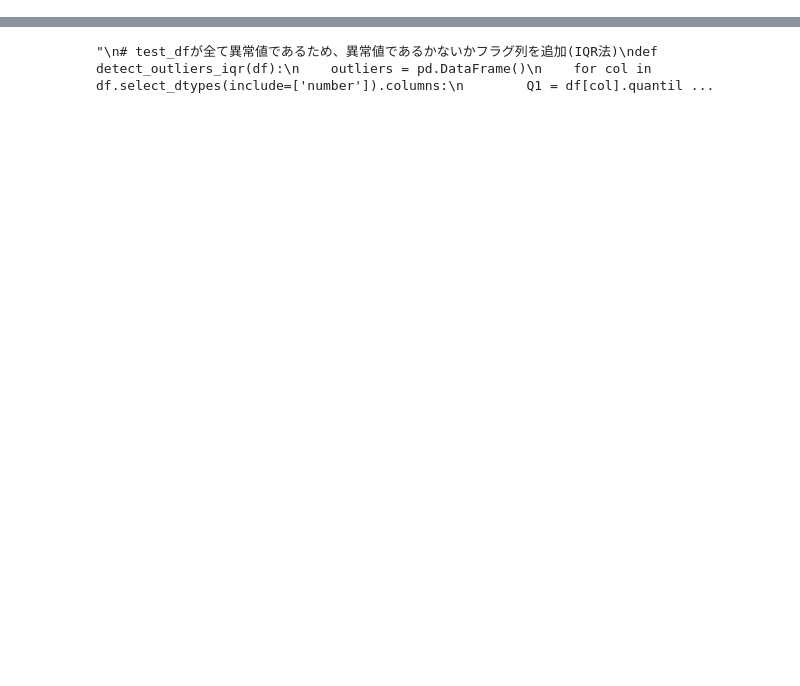
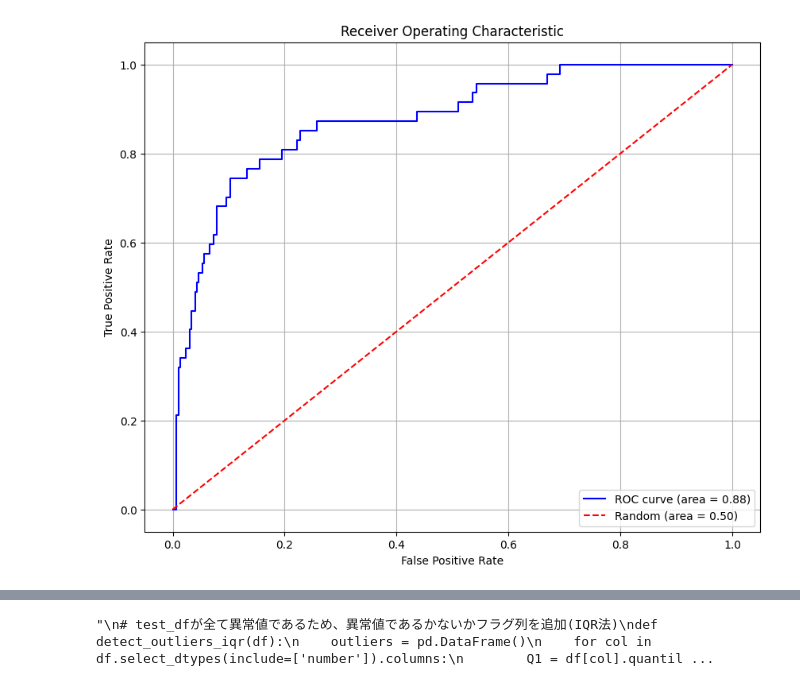
Before and after one commit to Ayamnko/mikanseii, a Jupyter notebook: SIGNATE_Cup2024.ipynb, the cells around one changed output, grey strips where cells are left out. Saved outputs shown, nothing was run; the diff lists cells and outputs as text; code cells hidden in the pictures; blank space fills up the shorter version.

```diff
--- a/SIGNATE_Cup2024.ipynb
+++ b/SIGNATE_Cup2024.ipynb
@@ -570,0 +1045,90 @@ display(test_df.head())
+# %%
+
+from sklearn.model_selection import train_test_split, cross_val_score
+from sklearn.metrics import roc_curve, auc
+from catboost import CatBoostClassifier
+import seaborn as sns
+import matplotlib.pyplot as plt
+
+# データの準備
+X = train_df.drop(columns=['id', 'ProdTaken'])
+y = train_df['ProdTaken']
+
+# カテゴリ変数を指定
+cat_features = ['TypeofContact', 'Occupation', 'marital_status'
+, 'Age_Group', 'PreferredPropertyStar', 'PitchSatisfactionScore', 'Passport', 'CityTier', 'ProductPitched'
+, 'NumberOfFollowups', 'Designation', 'Gender'
+#, 'NumberChildren', 'car_ownership', 'NumberOfPersonVisiting', 'NumberOfTrips', 'children'
+]
+
+# データの分割
+X_train, X_valid, y_train, y_valid = train_test_split(X, y, test_size=0.1, random_state=42)
+
+# CatBoostモデルの作成
+model = CatBoostClassifier(
+    iterations=100,
+    learning_rate=0.09,
+    depth=6,
+    cat_features=cat_features,  # カテゴリ変数を指定
+    verbose=False,
+    # L2正則化
+    l2_leaf_reg=3,
+)
+
+# クロスバリデーションでのAUCスコア評価
+cv_scores = cross_val_score(model, X_train, y_train, cv=5, scoring='roc_auc')
+print(f'クロスバリデーションのAUCスコア: {cv_scores.mean():.4f}')
+
+# モデルの訓練
+model.fit(X_train, y_train)
+
+# モデルの予測確率を取得
+y_proba = model.predict_proba(X_valid)[:, 1]
+fpr, tpr, _ = roc_curve(y_valid, y_proba)
+roc_auc = auc(fpr, tpr)
+
+# ランダムな予測のROC曲線（直線）を作成
+random_fpr = [0, 1]
+random_tpr = [0, 1]
+random_auc = auc(random_fpr, random_tpr)
+
+# ROC曲線をプロット
+plt.figure(figsize=(10, 8))
+plt.plot(fpr, tpr, color='blue', label=f'ROC curve (area = {roc_auc:.2f})')
+plt.plot(random_fpr, random_tpr, color='red', linestyle='--', label=f'Random (area = {random_auc:.2f})')
+plt.xlabel('False Positive Rate')
+plt.ylabel('True Positive Rate')
+plt.title('Receiver Operating Characteristic')
+plt.legend(loc='lower right')
+plt.grid(True)
+plt.show()
+
+# 特徴量の重要度を表示
+importance = model.feature_importances_
+importance_df = pd.DataFrame({
+    'feature': X.columns,
+    'importance': importance
+}).sort_values(by='importance', ascending=False)
+
+# 特徴量の重要度をヒストグラムで表示
+plt.figure(figsize=(10, 8))
+plt.barh(importance_df['feature'], importance_df['importance'], color='skyblue')
+plt.xlabel('Importance')
+plt.title('Feature Importances')
+plt.gca().invert_yaxis()  # 降順に表示
+plt.show()
+
+# テストデータの予測
+test_features = test_df.drop(columns=['id', 'ProdTaken'])
+probabilities = model.predict_proba(test_features)
+
+# IDと予測確率のDataFrameを作成
+output = pd.DataFrame({
+    'id': test_df['id'],
+    'probability': probabilities[:, 1]  # クラス1の確率
+})
+
+# CSVファイルとして保存（ヘッダー無し）
+output.to_csv('SignateCup2024_No_SMOTE.csv', index=False, header=False)
+print('Make_filing_Success!')
+# %% [output]
@@ -570,0 +1136 @@ display(test_df.head())
+[figure, added]
```
Also changed, not shown: parts of 8 cells of this notebook.
